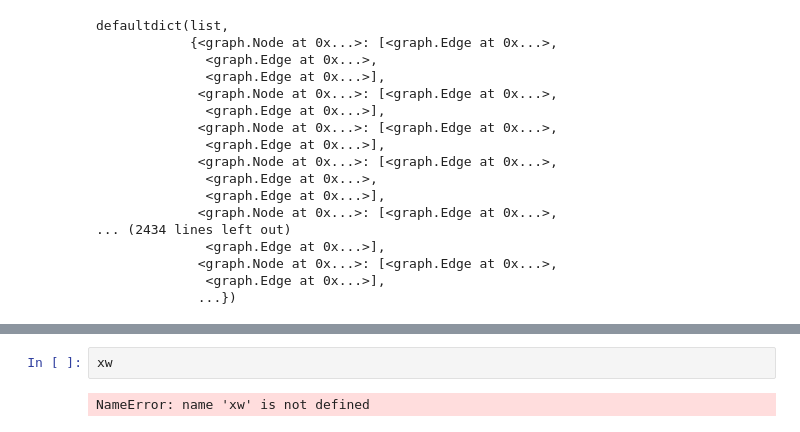
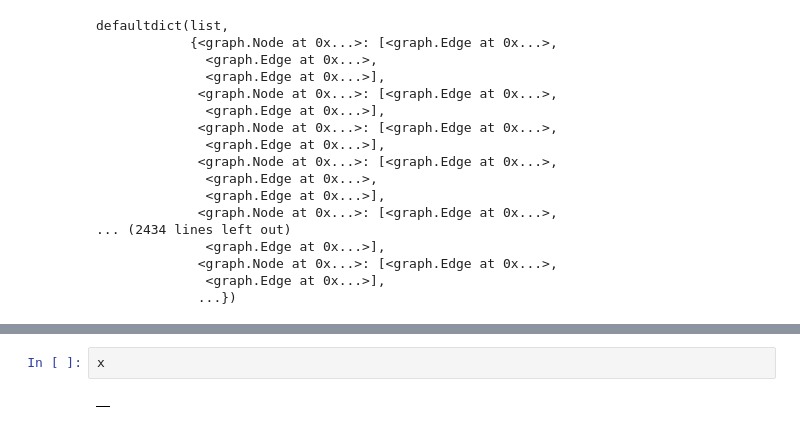
Before and after one commit to kjl346/Parkadelphia-v2, a Jupyter notebook: src/exploring.ipynb, the cells around one changed output, grey strips where cells are left out. Cells and saved outputs as stored; diff of their text form.

```diff
--- a/src/exploring.ipynb
+++ b/src/exploring.ipynb
@@ -163,4 +156,4 @@ defaultdict(list,
 # %%
-xw
+x
 # %% [output]
-NameError: name 'xw' is not defined
+|  |
```
Also changed, not shown: parts of 5 cells of this notebook, 1 other file.
